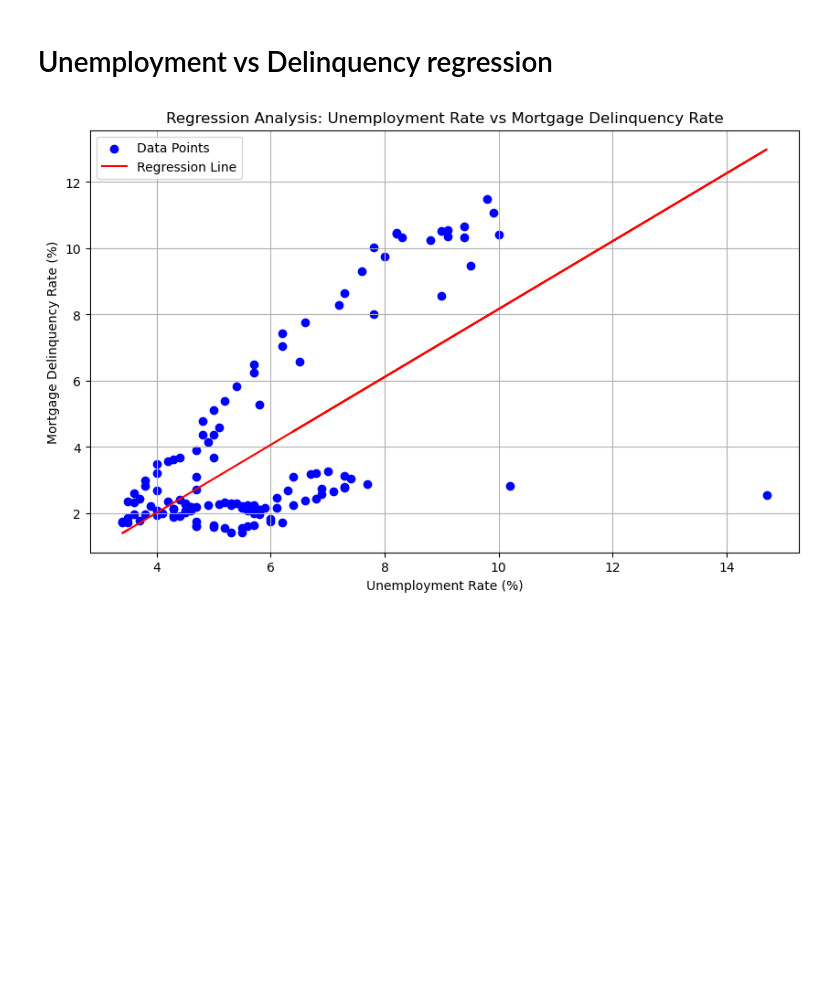
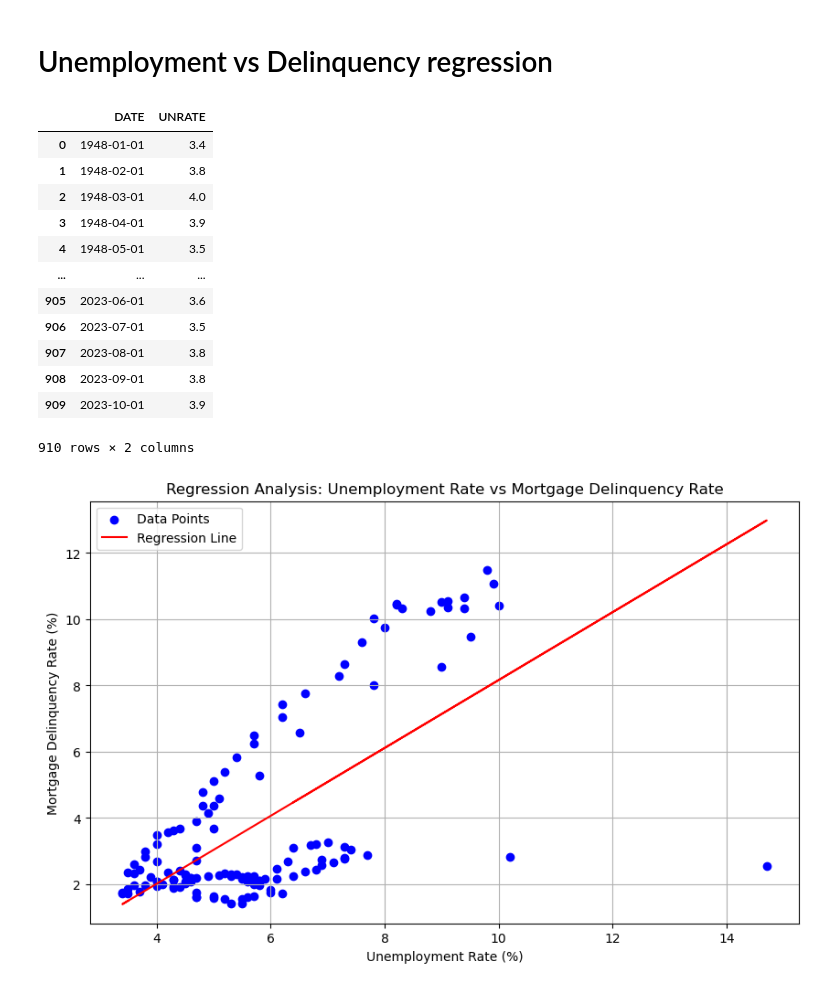
Before and after one commit to Ishicka/The-Seven, a Jupyter notebook: analysis.ipynb, the cells around one changed output. Cells and saved outputs as stored; diff of their text form; code cells hidden in the pictures; blank space fills up the shorter version.

```diff
--- a/analysis.ipynb
+++ b/analysis.ipynb
@@ -16,6 +16,22 @@ delinquency_data['DATE'] = pd.to_datetime(delinquency_data['DATE'])
 
 # Merge the datasets on 'DATE'
 merged_data = pd.merge(unemployment_data, delinquency_data, on='DATE', how='inner')
+# %%
+unemployment_data
+# %% [output]
+|  | DATE | UNRATE |
+| 0 | 1948-01-01 | 3.4 |
+| 1 | 1948-02-01 | 3.8 |
+| 2 | 1948-03-01 | 4.0 |
+| 3 | 1948-04-01 | 3.9 |
+| 4 | 1948-05-01 | 3.5 |
+| ... | ... | ... |
+| 905 | 2023-06-01 | 3.6 |
+| 906 | 2023-07-01 | 3.5 |
+| 907 | 2023-08-01 | 3.8 |
+| 908 | 2023-09-01 | 3.8 |
+| 909 | 2023-10-01 | 3.9 |
+910 rows × 2 columns
 # %%
 # Extracting data for regression
 X = merged_data['UNRATE'].values  # Unemployment Rate
```
Also changed, not shown: parts of 5 cells of this notebook, 1 other file.
